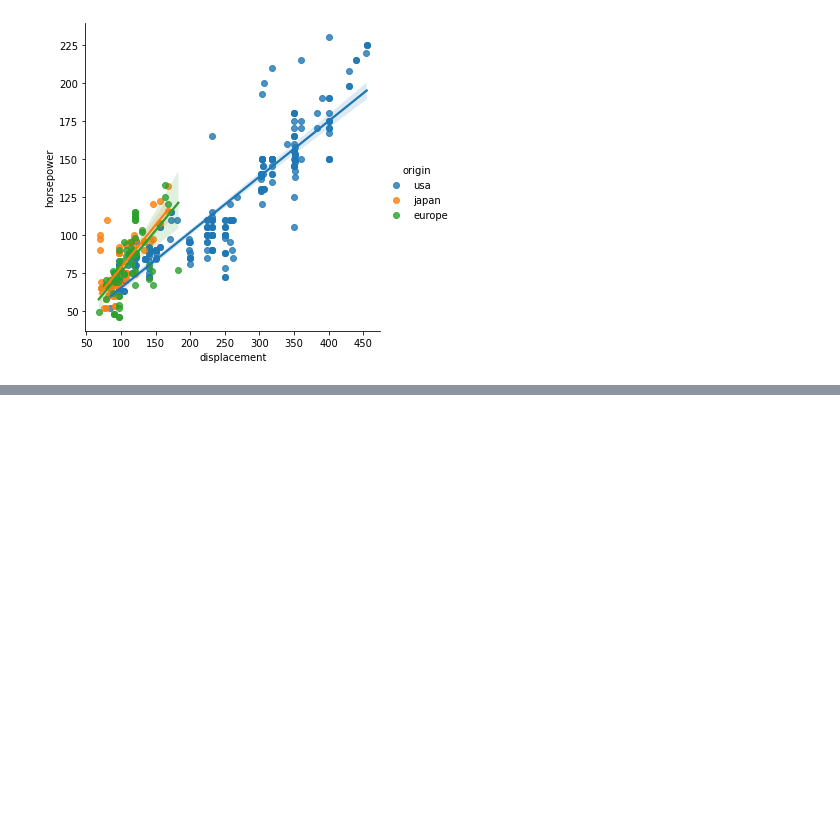
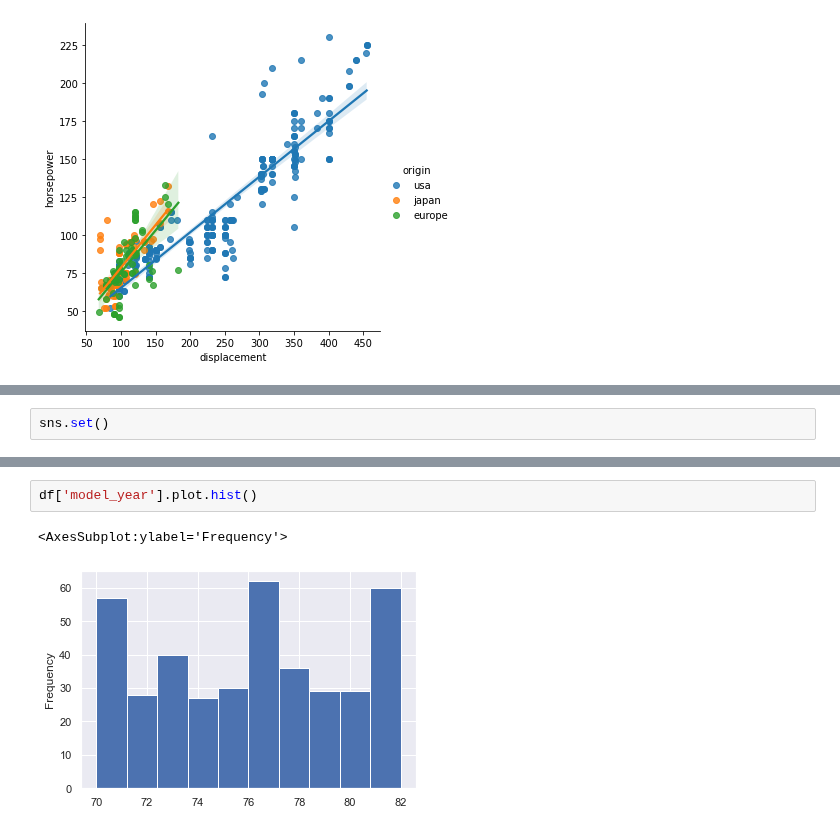
Before and after one commit to Jose-Servin/DataCamp, a Jupyter notebook: Courses/Intermediate_Seaborn/1.1_Intermediate_Seaborn.ipynb, the cells around one changed output, grey strips where cells are left out. Cells and saved outputs as stored; diff of their text form; blank space fills up the shorter version.

```diff
--- a/Courses/Intermediate_Seaborn/1.1_Intermediate_Seaborn.ipynb
+++ b/Courses/Intermediate_Seaborn/1.1_Intermediate_Seaborn.ipynb
@@ -64,0 +72,2 @@ sns.lmplot(data=df, x='displacement', y='horsepower', hue='origin')
+# %%
+sns.set()
@@ -64,0 +83,5 @@ sns.lmplot(data=df, x='displacement', y='horsepower', hue='origin')
+# %%
+df['model_year'].plot.hist()
+# %% [output]
+<AxesSubplot:ylabel='Frequency'>
+[figure, added]
```
Also changed, not shown: parts of 39 cells of this notebook.
